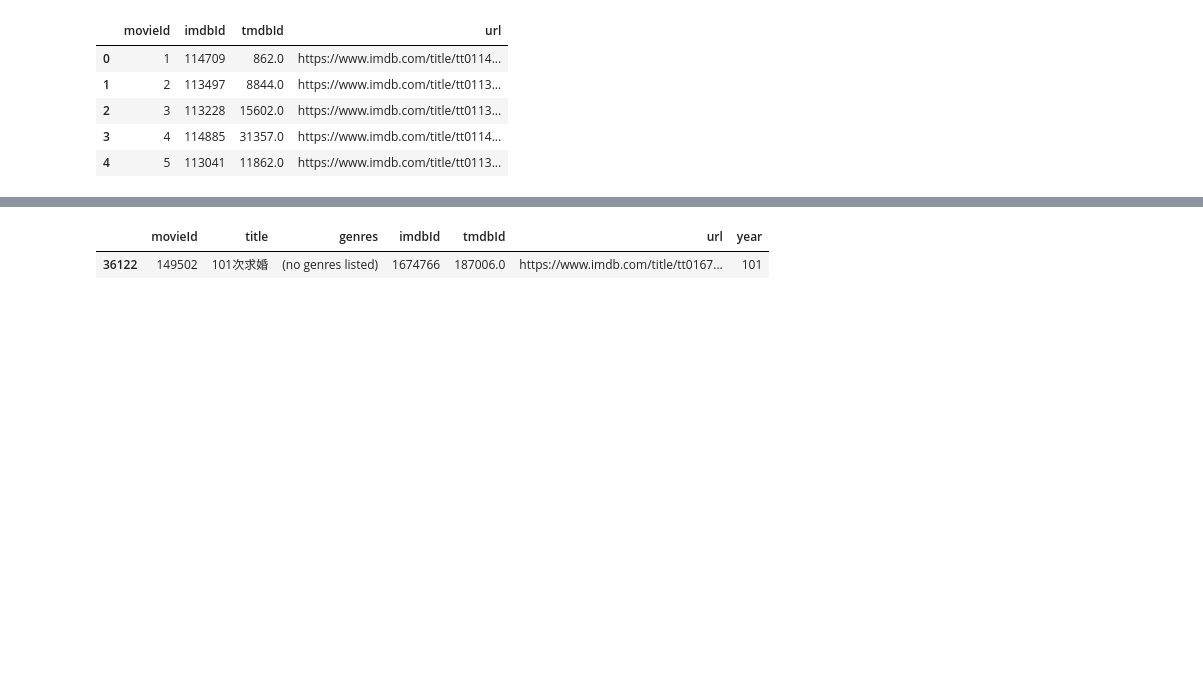
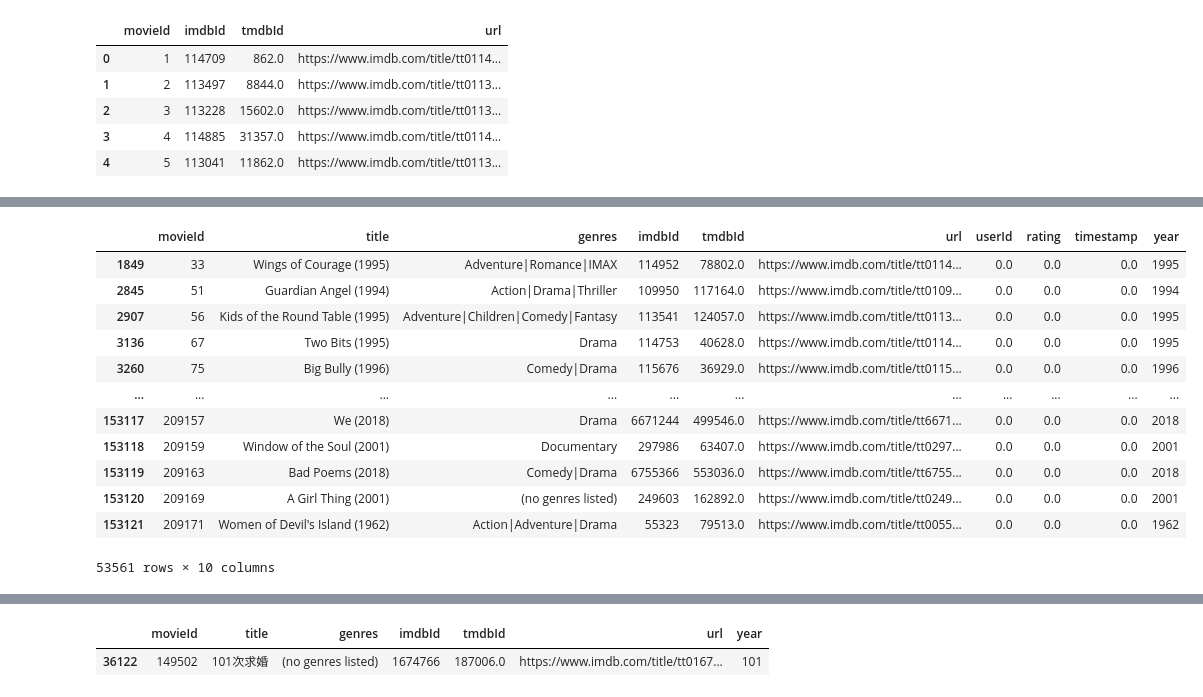
Before and after one commit to isichei-nnamdi/Team-JM5-unsupervised-predict-streamlit-template, a Jupyter notebook: ScrapingFunctions.ipynb, the cells around one changed output, grey strips where cells are left out. Cells and saved outputs as stored; diff of their text form; code cells hidden in the pictures; blank space fills up the shorter version.

```diff
--- a/ScrapingFunctions.ipynb
+++ b/ScrapingFunctions.ipynb
@@ -16,3 +46,6 @@ link = pd.read_csv('resources/data/links.csv')
+# %%
+link['url'] = link['imdbId'].apply(lambda x: "https://www.imdb.com/title/tt" + '0'*(7-len(str(x)))+ str(x) + '/'if len(str(x)) < 7
+                                   else "https://www.imdb.com/title/tt" + str(x) + '/')
 # %%
 movie = pd.read_csv('resources/data/movies.csv')
 # %%
@@ -48,0 +270,2 @@ merged = movie.merge(link, how = 'left', on = 'movieId')
+# %%
+merged_ratings = merged.merge(rating, how = 'left', on = 'movieId')
@@ -49,2 +281,2 @@ merged = movie.merge(link, how = 'left', on = 'movieId')
 # %%
-merged['year'] = merged['title'].apply(lambda x: x.split(' ')[-1]).str.extract(r'(\d+)')
+merged_ratings['year'] = merged_ratings['title'].apply(lambda x: x.split(' ')[-1]).str.extract(r'(\d+)')
@@ -50,0 +320,18 @@ merged['year'] = merged['title'].apply(lambda x: x.split(' ')[-1]).str.extract(r
+# %%
+m = merged_ratings.fillna(0)#.sort_values(by='year', axis =0, ascending=False)#unique()#.head()
+# %%
+m[m['rating'] == 0]
+# %% [output]
+|  | movieId | title | genres | imdbId | tmdbId | url | userId | rating | timestamp | year |
+| 1849 | 33 | Wings of Courage (1995) | Adventure|Romance|IMAX | 114952 | 78802.0 | https://www.imdb.com/title/tt0114... | 0.0 | 0.0 | 0.0 | 1995 |
+| 2845 | 51 | Guardian Angel (1994) | Action|Drama|Thriller | 109950 | 117164.0 | https://www.imdb.com/title/tt0109... | 0.0 | 0.0 | 0.0 | 1994 |
+| 2907 | 56 | Kids of the Round Table (1995) | Adventure|Children|Comedy|Fantasy | 113541 | 124057.0 | https://www.imdb.com/title/tt0113... | 0.0 | 0.0 | 0.0 | 1995 |
+| 3136 | 67 | Two Bits (1995) | Drama | 114753 | 40628.0 | https://www.imdb.com/title/tt0114... | 0.0 | 0.0 | 0.0 | 1995 |
+| 3260 | 75 | Big Bully (1996) | Comedy|Drama | 115676 | 36929.0 | https://www.imdb.com/title/tt0115... | 0.0 | 0.0 | 0.0 | 1996 |
+| ... | ... | ... | ... | ... | ... | ... | ... | ... | ... | ... |
+| 153117 | 209157 | We (2018) | Drama | 6671244 | 499546.0 | https://www.imdb.com/title/tt6671... | 0.0 | 0.0 | 0.0 | 2018 |
+| 153118 | 209159 | Window of the Soul (2001) | Documentary | 297986 | 63407.0 | https://www.imdb.com/title/tt0297... | 0.0 | 0.0 | 0.0 | 2001 |
+| 153119 | 209163 | Bad Poems (2018) | Comedy|Drama | 6755366 | 553036.0 | https://www.imdb.com/title/tt6755... | 0.0 | 0.0 | 0.0 | 2018 |
+| 153120 | 209169 | A Girl Thing (2001) | (no genres listed) | 249603 | 162892.0 | https://www.imdb.com/title/tt0249... | 0.0 | 0.0 | 0.0 | 2001 |
+| 153121 | 209171 | Women of Devil's Island (1962) | Action|Adventure|Drama | 55323 | 79513.0 | https://www.imdb.com/title/tt0055... | 0.0 | 0.0 | 0.0 | 1962 |
+53561 rows × 10 columns
```
Also changed, not shown: parts of 75 cells of this notebook, 13 other files.
